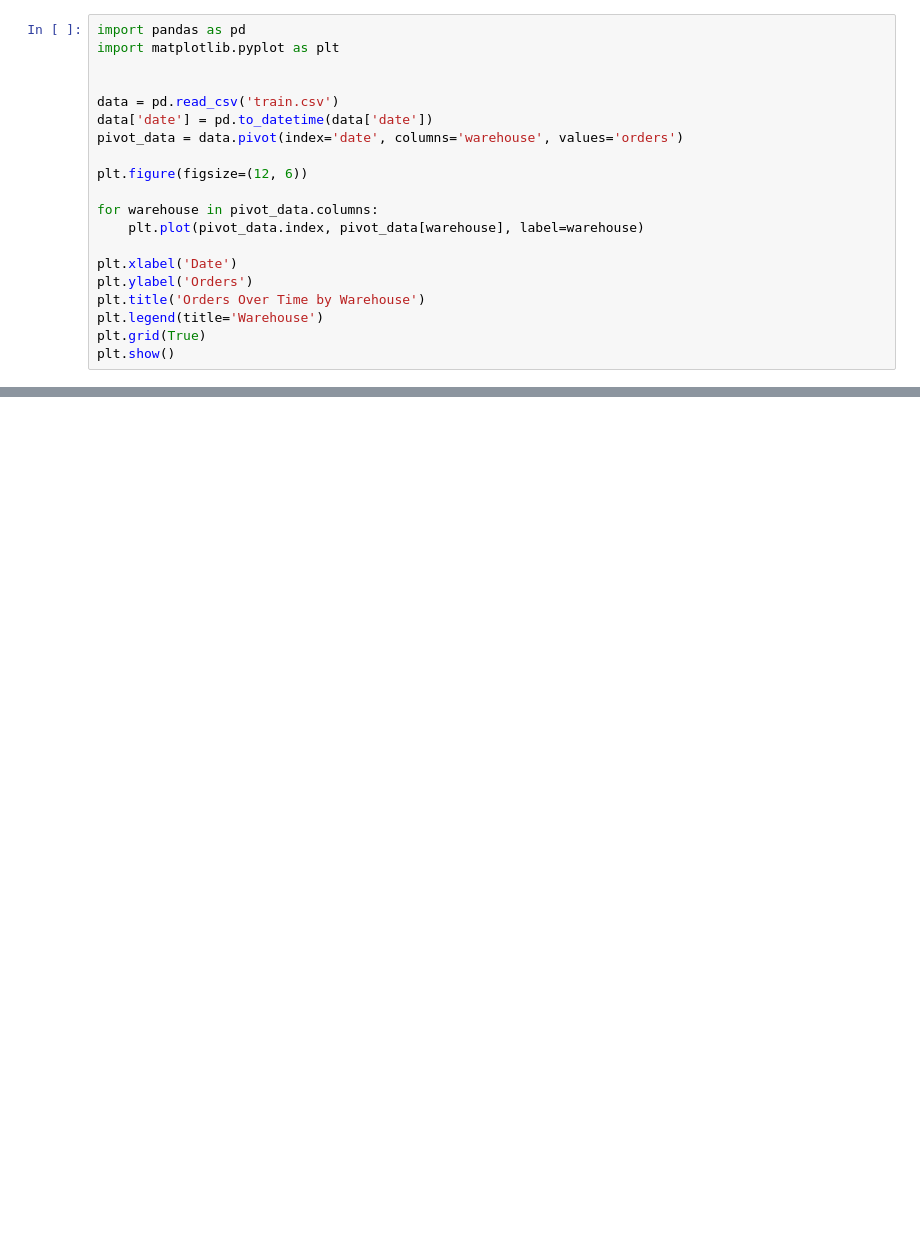
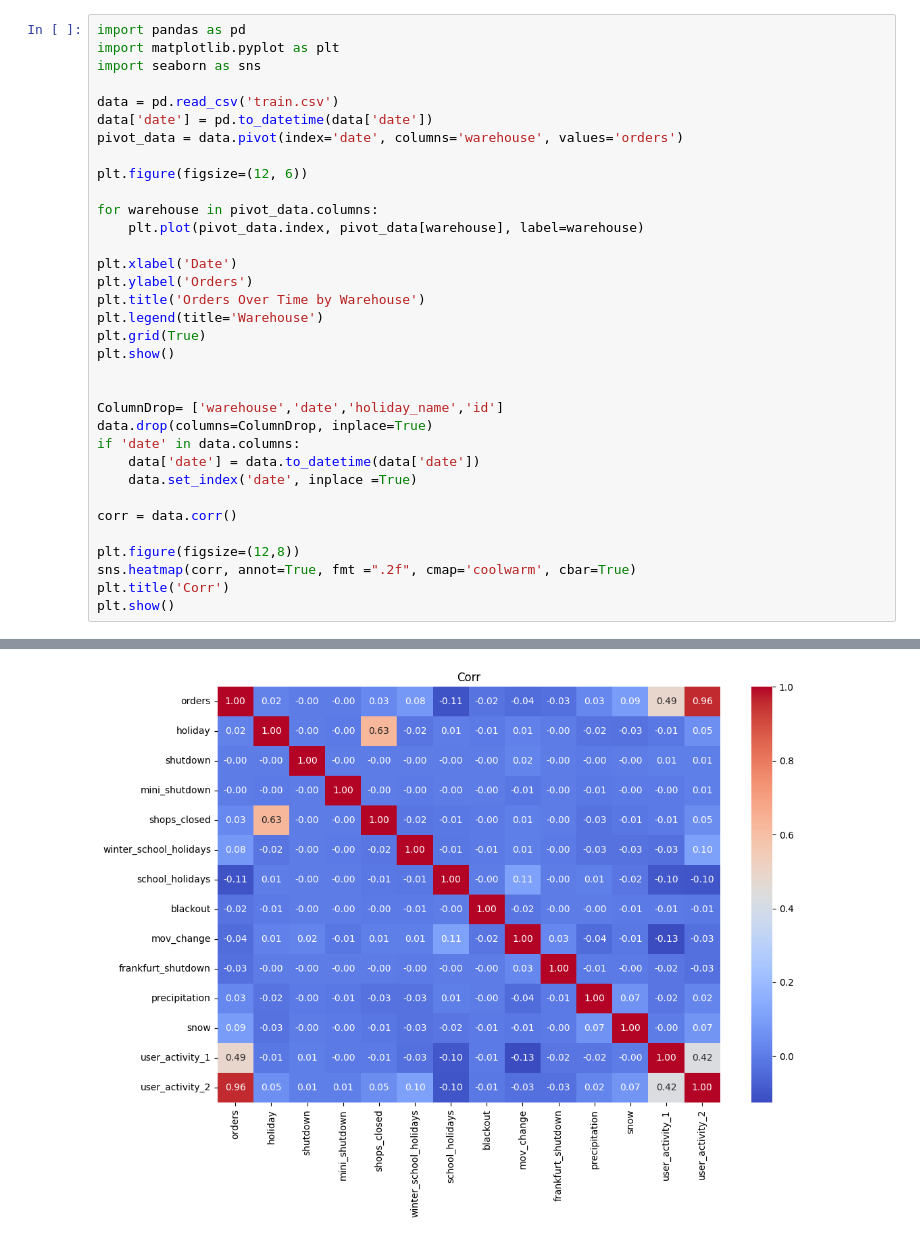
Before and after one commit to dluffyteddyber/Kaggle_Rohilk_Orders_Forecast, a Jupyter notebook: Data_vistualization.ipynb, the cells around one changed output, grey strips where cells are left out. Saved outputs shown, nothing was run; the diff lists cells and outputs as text; blank space fills up the shorter version.

```diff
--- a/Data_vistualization.ipynb
+++ b/Data_vistualization.ipynb
@@ -1,22 +1,37 @@
 # %%
 import pandas as pd
 import matplotlib.pyplot as plt
-
+import seaborn as sns
 
 data = pd.read_csv('train.csv')
 data['date'] = pd.to_datetime(data['date'])
 pivot_data = data.pivot(index='date', columns='warehouse', values='orders')
 
 plt.figure(figsize=(12, 6))
 
 for warehouse in pivot_data.columns:
     plt.plot(pivot_data.index, pivot_data[warehouse], label=warehouse)
 
 plt.xlabel('Date')
 plt.ylabel('Orders')
 plt.title('Orders Over Time by Warehouse')
 plt.legend(title='Warehouse')
 plt.grid(True)
 plt.show()
+
+
+ColumnDrop= ['warehouse','date','holiday_name','id']
+data.drop(columns=ColumnDrop, inplace=True)
+if 'date' in data.columns:
+    data['date'] = data.to_datetime(data['date'])
+    data.set_index('date', inplace =True)
+
+corr = data.corr()
+
+plt.figure(figsize=(12,8))
+sns.heatmap(corr, annot=True, fmt =".2f", cmap='coolwarm', cbar=True)
+plt.title('Corr')
+plt.show()
 # %% [output]
 [figure]
+[figure, added]
```
